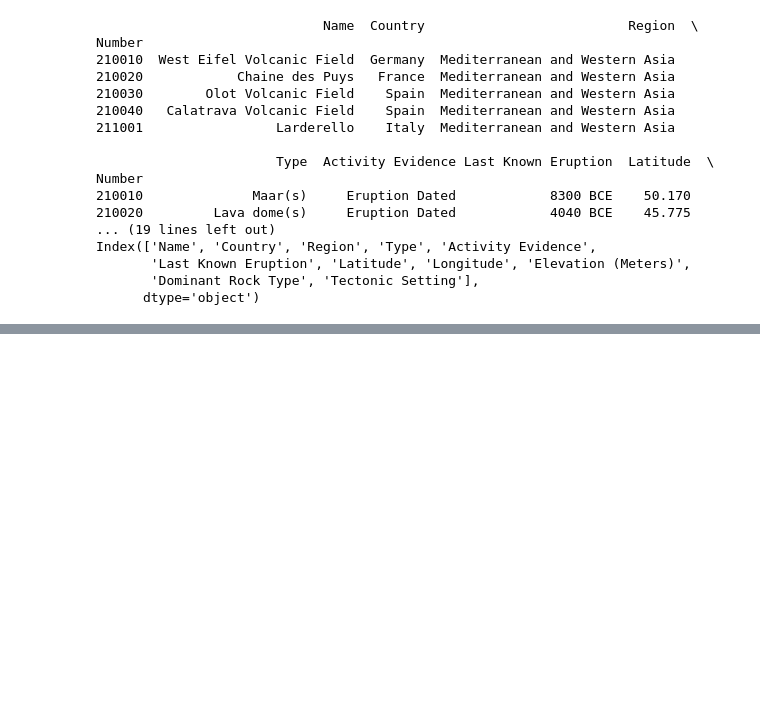
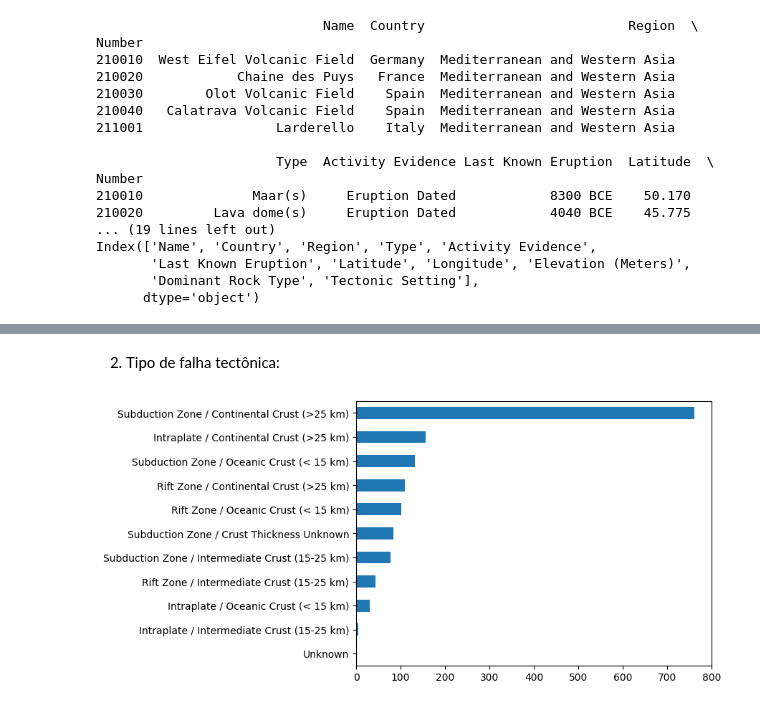
Before and after one commit to RaphaLevy/Trabalho_AEDV, a Jupyter notebook: JulianaC_RaphaelL_Vulcao.ipynb, the cells around one changed output, grey strips where cells are left out. Cells and saved outputs as stored; diff of their text form; code cells hidden in the pictures; blank space fills up the shorter version.

```diff
--- a/JulianaC_RaphaelL_Vulcao.ipynb
+++ b/JulianaC_RaphaelL_Vulcao.ipynb
@@ -36,0 +47,7 @@ Index(['Name', 'Country', 'Region', 'Type', 'Activity Evidence',
+# %% [markdown]
+2) Tipo de falha tectônica:
+# %%
+df["Tectonic Setting"].value_counts().sort_values().plot(kind='barh')
+plt.show()
+# %% [output]
+[figure, added]
```
Also changed, not shown: parts of 7 cells of this notebook.
